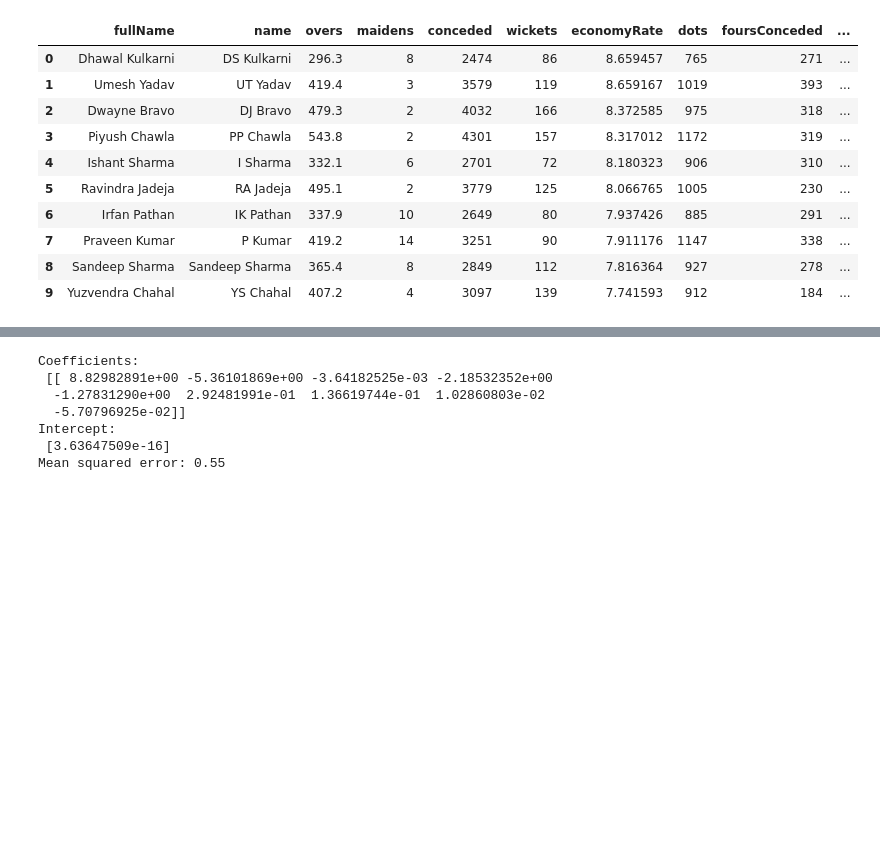
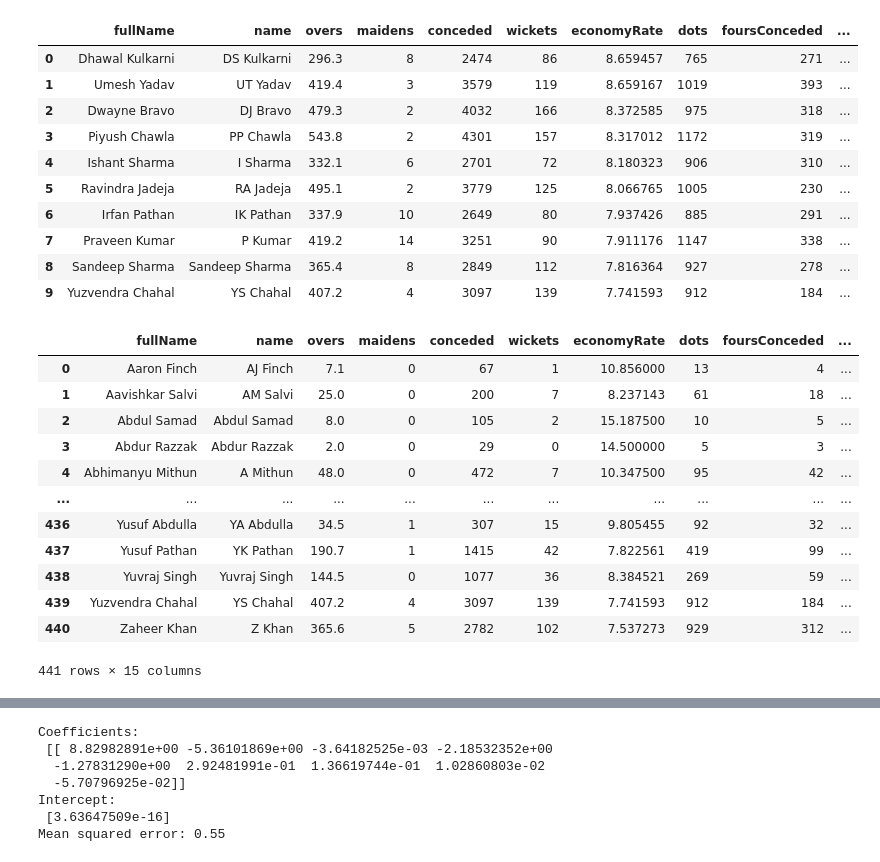
Before and after one commit to RohitRanjangit/IPlDataAnalysis, a Jupyter notebook: src/clusters.ipynb, the cells around one changed output, grey strips where cells are left out. Saved outputs shown, nothing was run; the diff lists cells and outputs as text; code cells hidden in the pictures; blank space fills up the shorter version.

```diff
--- a/src/clusters.ipynb
+++ b/src/clusters.ipynb
@@ -245,6 +234,22 @@ bowler_4.head(10)
 | 7 | Praveen Kumar | P Kumar | 419.2 | 14 | 3251 | 90 | 7.911176 | 1147 | 338 | ... |
 | 8 | Sandeep Sharma | Sandeep Sharma | 365.4 | 8 | 2849 | 112 | 7.816364 | 927 | 278 | ... |
 | 9 | Yuzvendra Chahal | YS Chahal | 407.2 | 4 | 3097 | 139 | 7.741593 | 912 | 184 | ... |
+# %%
+bowler_df
+# %% [output]
+|  | fullName | name | overs | maidens | conceded | wickets | economyRate | dots | foursConceded | ... |
+| 0 | Aaron Finch | AJ Finch | 7.1 | 0 | 67 | 1 | 10.856000 | 13 | 4 | ... |
+| 1 | Aavishkar Salvi | AM Salvi | 25.0 | 0 | 200 | 7 | 8.237143 | 61 | 18 | ... |
+| 2 | Abdul Samad | Abdul Samad | 8.0 | 0 | 105 | 2 | 15.187500 | 10 | 5 | ... |
+| 3 | Abdur Razzak | Abdur Razzak | 2.0 | 0 | 29 | 0 | 14.500000 | 5 | 3 | ... |
+| 4 | Abhimanyu Mithun | A Mithun | 48.0 | 0 | 472 | 7 | 10.347500 | 95 | 42 | ... |
+| ... | ... | ... | ... | ... | ... | ... | ... | ... | ... | ... |
+| 436 | Yusuf Abdulla | YA Abdulla | 34.5 | 1 | 307 | 15 | 9.805455 | 92 | 32 | ... |
+| 437 | Yusuf Pathan | YK Pathan | 190.7 | 1 | 1415 | 42 | 7.822561 | 419 | 99 | ... |
+| 438 | Yuvraj Singh | Yuvraj Singh | 144.5 | 0 | 1077 | 36 | 8.384521 | 269 | 59 | ... |
+| 439 | Yuzvendra Chahal | YS Chahal | 407.2 | 4 | 3097 | 139 | 7.741593 | 912 | 184 | ... |
+| 440 | Zaheer Khan | Z Khan | 365.6 | 5 | 2782 | 102 | 7.537273 | 929 | 312 | ... |
+441 rows × 15 columns
 # %%
 # top bolwer in  cluster 0
 bowler_1 = bowler_df[bowler_df['cluster'] ==1]
```
Also changed, not shown: parts of 8 cells of this notebook, 12 other files.
